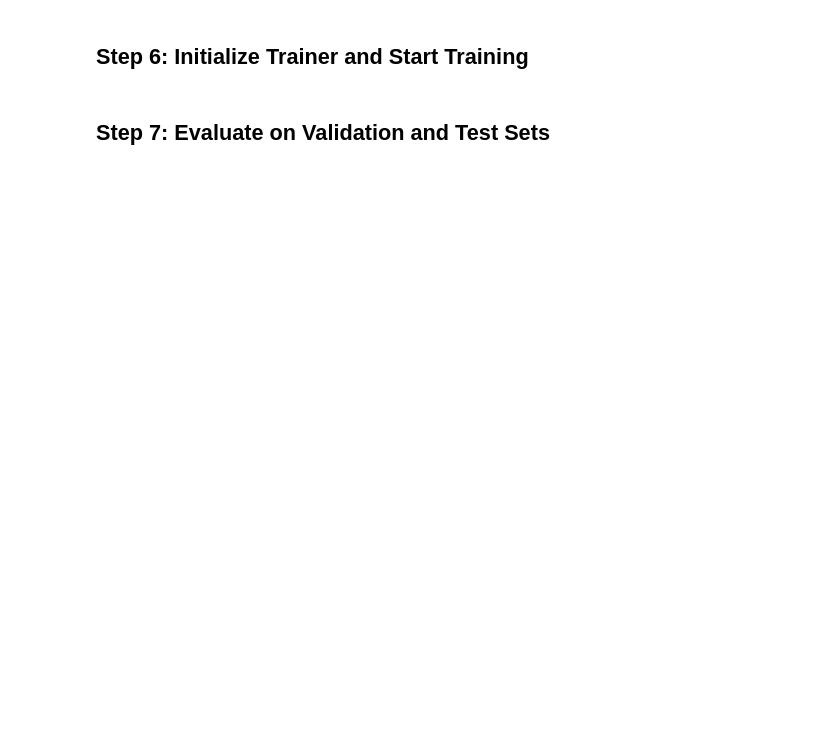
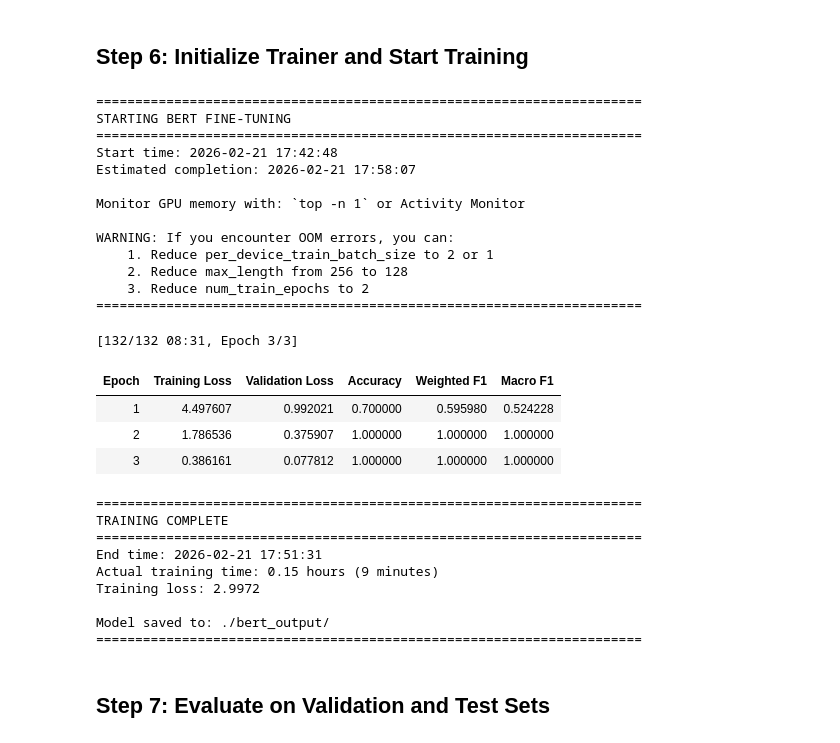
Before and after one commit to rskulkar/clinical_notes_nlp, a Jupyter notebook: code/03_bert_fine_tuning.ipynb, the cells around one changed output. Drawn from its saved outputs; the diff is of its cells as text; code cells hidden in the pictures; blank space fills up the shorter version.

```diff
--- a/code/03_bert_fine_tuning.ipynb
+++ b/code/03_bert_fine_tuning.ipynb
@@ -123,18 +145,18 @@ test_dataset = test_dataset.map(
     remove_columns=['free_text_note']
 )
 
-# Add labels
+# Add labels (STATUS column is still present after tokenization)
 train_dataset = train_dataset.map(
-    lambda x: {'labels': label2id[train_data.iloc[x['__index_level_0__']]['STATUS']]},
-    with_indices=True
+    lambda x: {'labels': label2id[x['STATUS']]},
+    remove_columns=['STATUS']
 )
 val_dataset = val_dataset.map(
-    lambda x: {'labels': label2id[val_data.iloc[x['__index_level_0__']]['STATUS']]},
-    with_indices=True
+    lambda x: {'labels': label2id[x['STATUS']]},
+    remove_columns=['STATUS']
 )
 test_dataset = test_dataset.map(
-    lambda x: {'labels': label2id[test_data.iloc[x['__index_level_0__']]['STATUS']]},
-    with_indices=True
+    lambda x: {'labels': label2id[x['STATUS']]},
+    remove_columns=['STATUS']
 )
 
 # Set format for PyTorch
@@ -193,7 +250,7 @@ training_args = TrainingArguments(
     weight_decay=0.01,
 
     # Evaluation and logging
-    evaluation_strategy="epoch",
+    eval_strategy="epoch",
     save_strategy="epoch",
     logging_steps=5,
     save_total_limit=3,
@@ -269,37 +346,65 @@ trainer = Trainer(
     args=training_args,
     train_dataset=train_dataset,
     eval_dataset=val_dataset,
     compute_metrics=compute_metrics,
-    tokenizer=tokenizer,
+    processing_class=tokenizer,
 )
 
 print("="*70)
 print("STARTING BERT FINE-TUNING")
 print("="*70)
 print(f"Start time: {datetime.now().strftime('%Y-%m-%d %H:%M:%S')}")
 print(f"Estimated completion: {(datetime.now() + timedelta(hours=total_hours)).strftime('%Y-%m-%d %H:%M:%S')}")
-print("\n💡 Monitor GPU memory with: `top -n 1` or Activity Monitor")
-print("\n⚠️  WARNING: If you encounter OOM errors, you can:")
+print("\nMonitor GPU memory with: `top -n 1` or Activity Monitor")
+print("\nWARNING: If you encounter OOM errors, you can:")
 print("    1. Reduce per_device_train_batch_size to 2 or 1")
 print("    2. Reduce max_length from 256 to 128")
 print("    3. Reduce num_train_epochs to 2")
 print("="*70 + "\n")
 
 # Train
 start_time = time.time()
 train_result = trainer.train()
 end_time = time.time()
 
 actual_training_time = (end_time - start_time) / 3600  # Convert to hours
 
 print("\n" + "="*70)
 print("TRAINING COMPLETE")
 print("="*70)
 print(f"End time: {datetime.now().strftime('%Y-%m-%d %H:%M:%S')}")
 print(f"Actual training time: {actual_training_time:.2f} hours ({actual_training_time*60:.0f} minutes)")
 print(f"Training loss: {train_result.training_loss:.4f}")
-print(f"\n✓ Model saved to: ./bert_output/")
+print(f"\nModel saved to: ./bert_output/")
 print("="*70)
+# %% [output]
+======================================================================
+STARTING BERT FINE-TUNING
+======================================================================
+Start time: 2026-02-21 17:42:48
+Estimated completion: 2026-02-21 17:58:07
+
+Monitor GPU memory with: `top -n 1` or Activity Monitor
+
+WARNING: If you encounter OOM errors, you can:
+    1. Reduce per_device_train_batch_size to 2 or 1
+    2. Reduce max_length from 256 to 128
+    3. Reduce num_train_epochs to 2
+======================================================================
+[132/132 08:31, Epoch 3/3]
+| Epoch | Training Loss | Validation Loss | Accuracy | Weighted F1 | Macro F1 |
+| 1 | 4.497607 | 0.992021 | 0.700000 | 0.595980 | 0.524228 |
+| 2 | 1.786536 | 0.375907 | 1.000000 | 1.000000 | 1.000000 |
+| 3 | 0.386161 | 0.077812 | 1.000000 | 1.000000 | 1.000000 |
+======================================================================
+TRAINING COMPLETE
+======================================================================
+End time: 2026-02-21 17:51:31
+Actual training time: 0.15 hours (9 minutes)
+Training loss: 2.9972
+
+Model saved to: ./bert_output/
+======================================================================
 # %% [markdown]
 ## Step 7: Evaluate on Validation and Test Sets
 # %%
```
Also changed, not shown: parts of 10 cells of this notebook, 2 other files.
